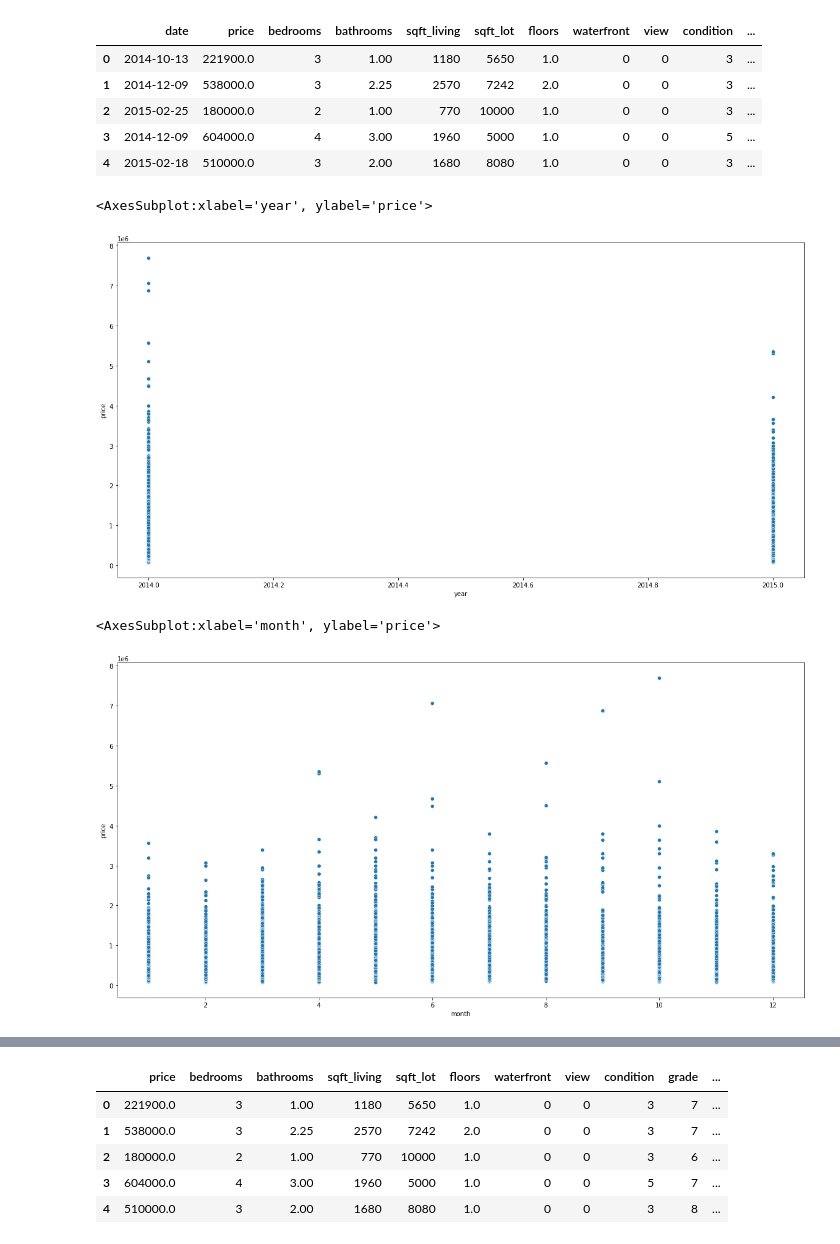
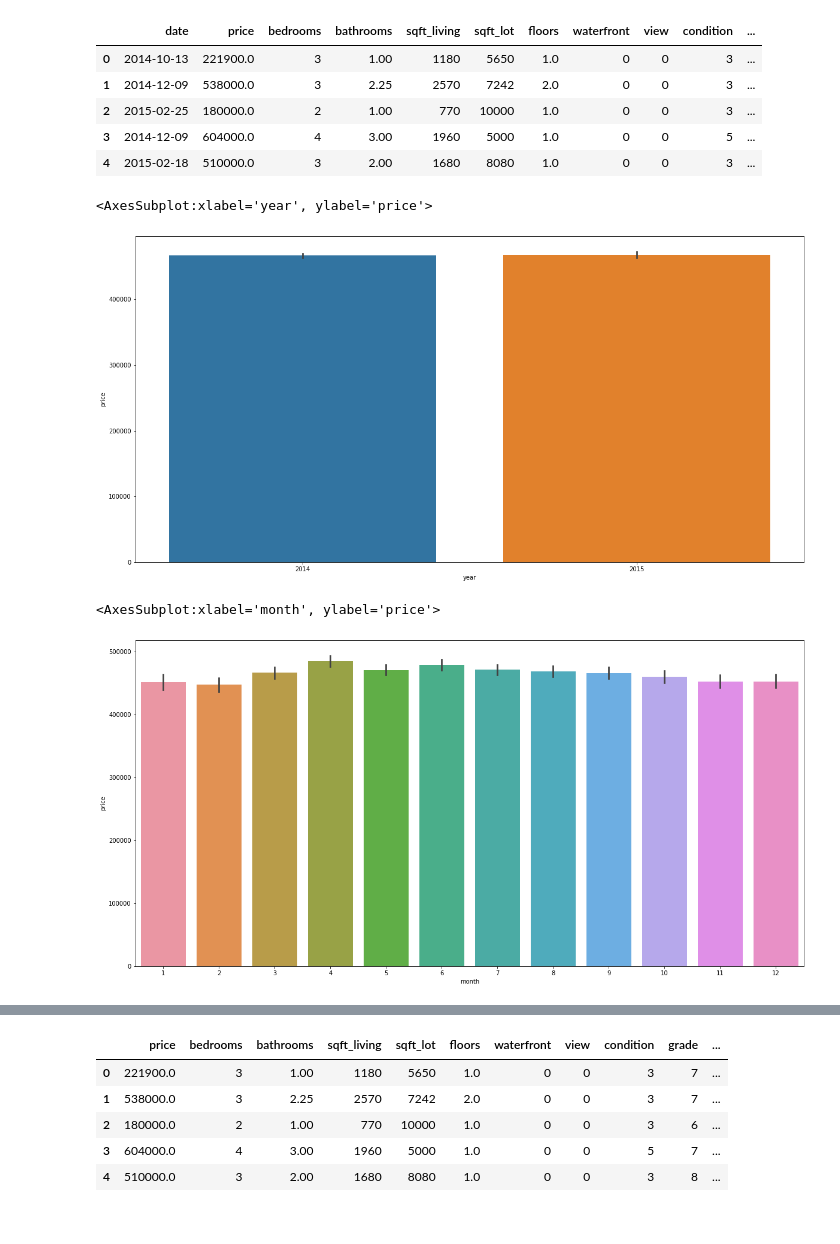
Before and after one commit to kurkurzz/linear-regression-house-price, a Jupyter notebook: predict_house_price.ipynb, the cells around one changed output, grey strips where cells are left out. Drawn from its saved outputs; the diff is of its cells as text; code cells hidden in the pictures.

Commit message:
clean code and change data range from 300k to 1mil

```diff
--- a/predict_house_price.ipynb
+++ b/predict_house_price.ipynb
@@ -39,0 +40,2 @@ sns.histplot(df['price'])
+# %%
+df = df[df['price']<1000000]
@@ -63,4 +82,4 @@ sns.heatmap(df.isnull(),yticklabels=False,cmap='viridis',cbar=False)
 <AxesSubplot:>
 [figure]
 # %%
-df.drop('id', axis=1, inplace=True)
+df.drop(['id','zipcode','sqft_living15','sqft_lot15'], axis=1, inplace=True)
@@ -101,2 +106,2 @@ sns.scatterplot('yr_renovated','price', data=df)
 # %%
-df.drop(['yr_renovated','zipcode'],axis=1,inplace=True)
+df.drop('yr_renovated',axis=1,inplace=True)
@@ -134,13 +130,13 @@ df.head()
 df.drop('date',axis=1,inplace=True)
 # %%
 plt.figure(figsize=(20,10))
-sns.scatterplot('year','price', data=df)
+sns.barplot(x='year',y='price', data=df)
 # %% [output]
 <AxesSubplot:xlabel='year', ylabel='price'>
-[figure, old version]
+[figure, new version]
 # %%
 plt.figure(figsize=(20,10))
-sns.scatterplot('month','price', data=df)
+sns.barplot(x='month',y='price', data=df)
 # %% [output]
 <AxesSubplot:xlabel='month', ylabel='price'>
-[figure, old version]
+[figure, new version]
```
Also changed, not shown: parts of 28 cells of this notebook, 1 other file.
